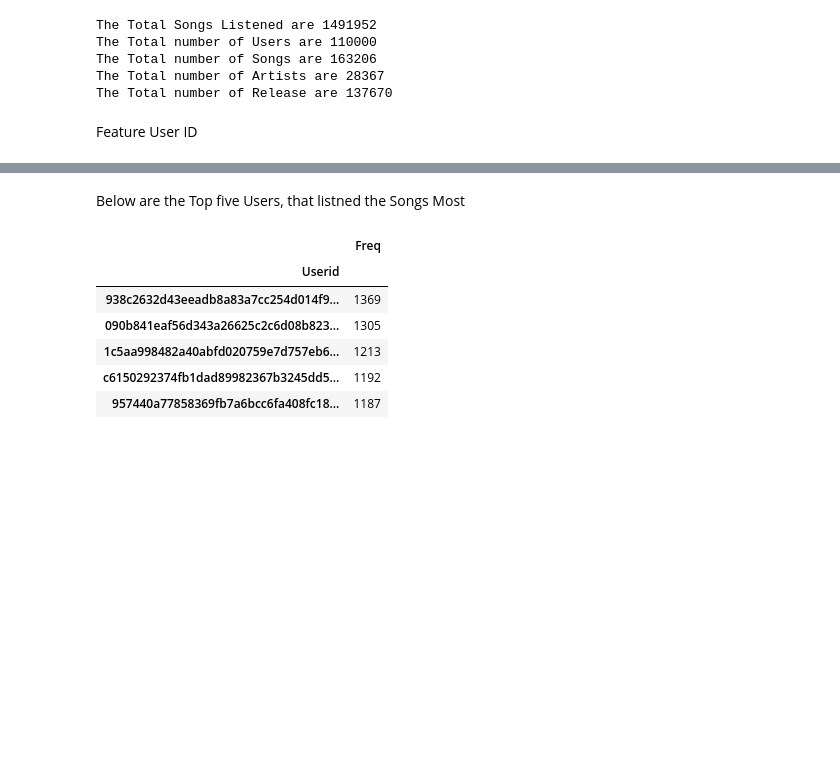
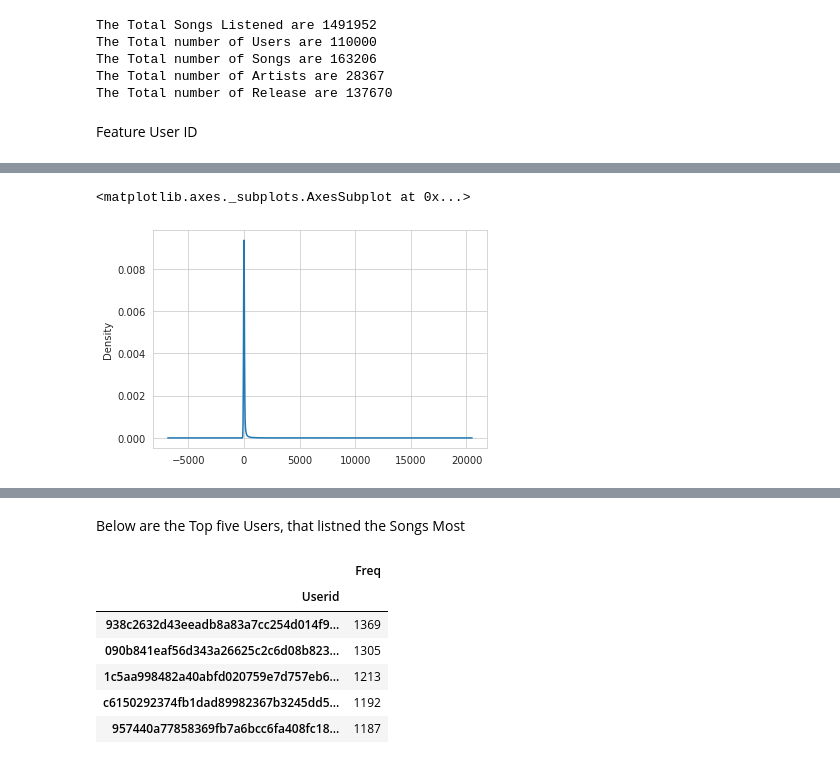
Before and after one commit to GousemujeebShaik/Case-Studies, a Jupyter notebook: RecomenderSystem.ipynb, the cells around one changed output, grey strips where cells are left out. Cells and saved outputs as stored; diff of their text form; code cells hidden in the pictures; blank space fills up the shorter version.

```diff
--- a/RecomenderSystem.ipynb
+++ b/RecomenderSystem.ipynb
@@ -144,0 +152,5 @@ Name: Userid, Length: 110000, dtype: int64
+# %%
+df_merge['ArtistName'].value_counts().plot.kde()
+# %% [output]
+<matplotlib.axes._subplots.AxesSubplot at 0x...>
+[figure, added]
```
Also changed, not shown: parts of 28 cells of this notebook.
